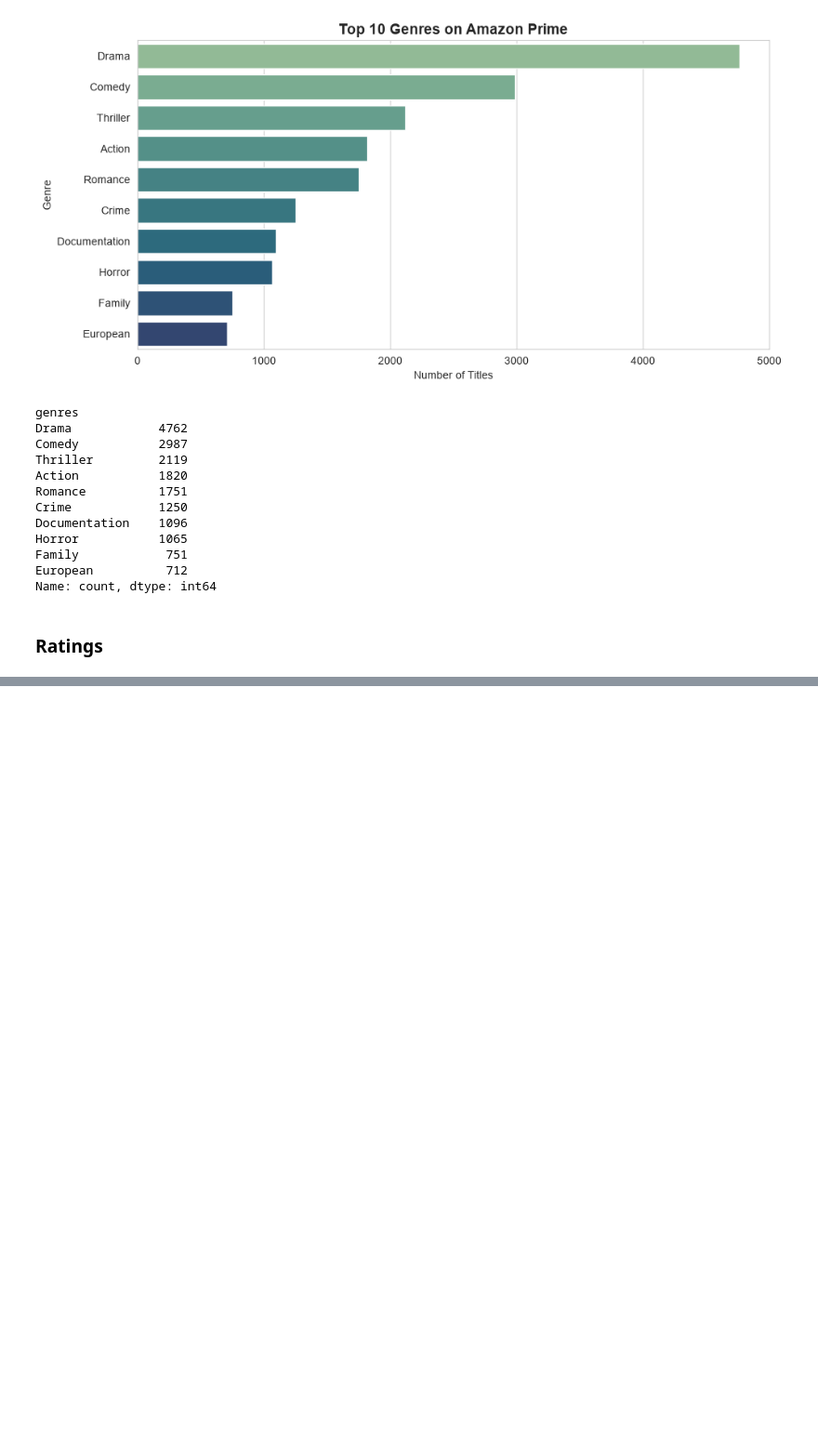
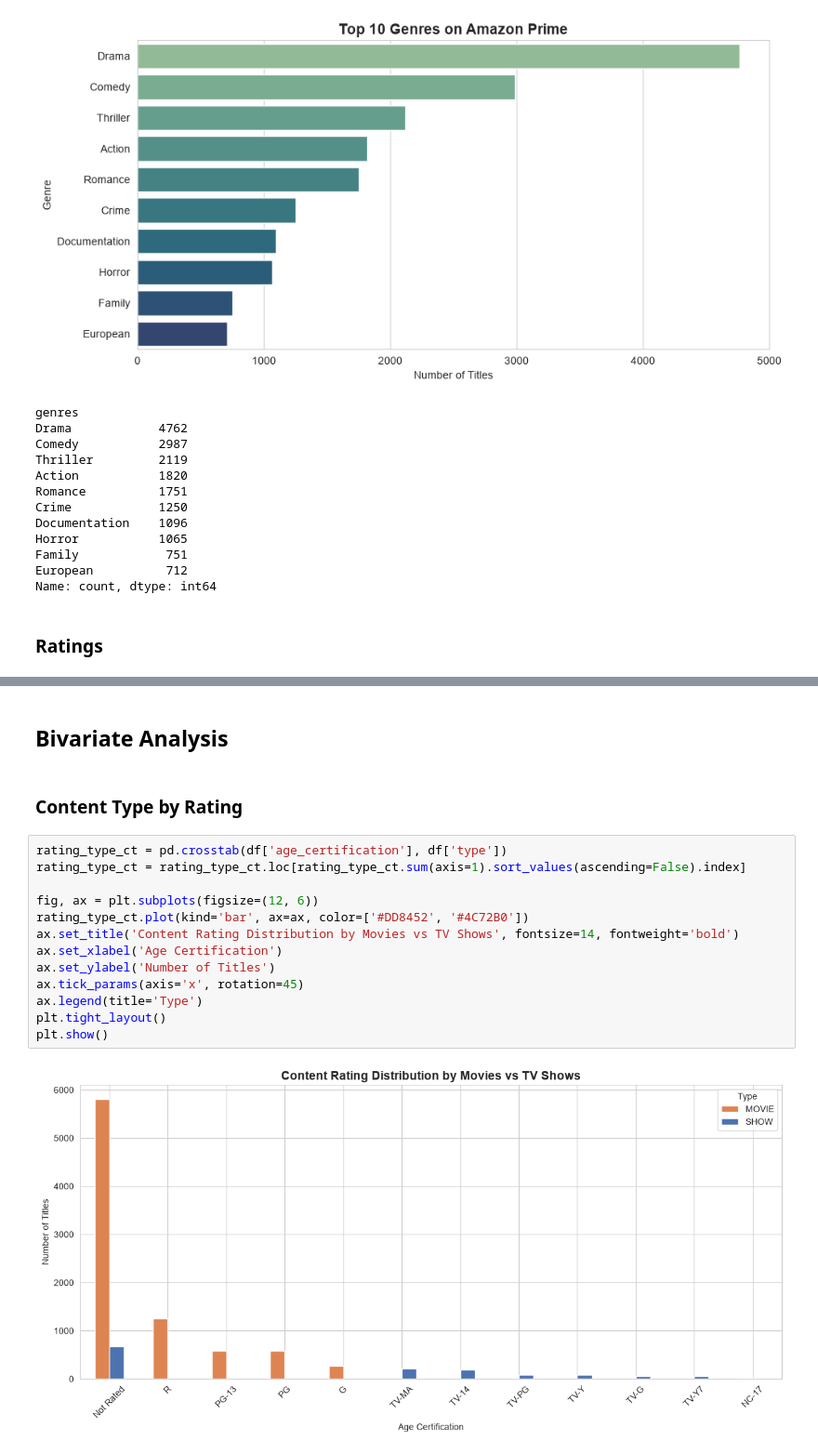
Before and after one commit to Engineer-purvesh18/Amazon_Analysis, a Jupyter notebook: AmazonPrime_Analysis.ipynb, the cells around one changed output, grey strips where cells are left out. Shown at 93% size. Drawn from its saved outputs; the diff is of its cells as text; blank space fills up the shorter version.

Commit message:
Bi-Variate Analysis

```diff
--- a/AmazonPrime_Analysis.ipynb
+++ b/AmazonPrime_Analysis.ipynb
@@ -307,0 +431,19 @@ Name: count, dtype: int64
+# %% [markdown]
+## Bivariate Analysis
+# %% [markdown]
+### Content Type by Rating
+# %%
+rating_type_ct = pd.crosstab(df['age_certification'], df['type'])
+rating_type_ct = rating_type_ct.loc[rating_type_ct.sum(axis=1).sort_values(ascending=False).index]
+
+fig, ax = plt.subplots(figsize=(12, 6))
+rating_type_ct.plot(kind='bar', ax=ax, color=['#DD8452', '#4C72B0'])
+ax.set_title('Content Rating Distribution by Movies vs TV Shows', fontsize=14, fontweight='bold')
+ax.set_xlabel('Age Certification')
+ax.set_ylabel('Number of Titles')
+ax.tick_params(axis='x', rotation=45)
+ax.legend(title='Type')
+plt.tight_layout()
+plt.show()
+# %% [output]
+[figure, added]
```
Also changed, not shown: parts of 2 cells of this notebook.
